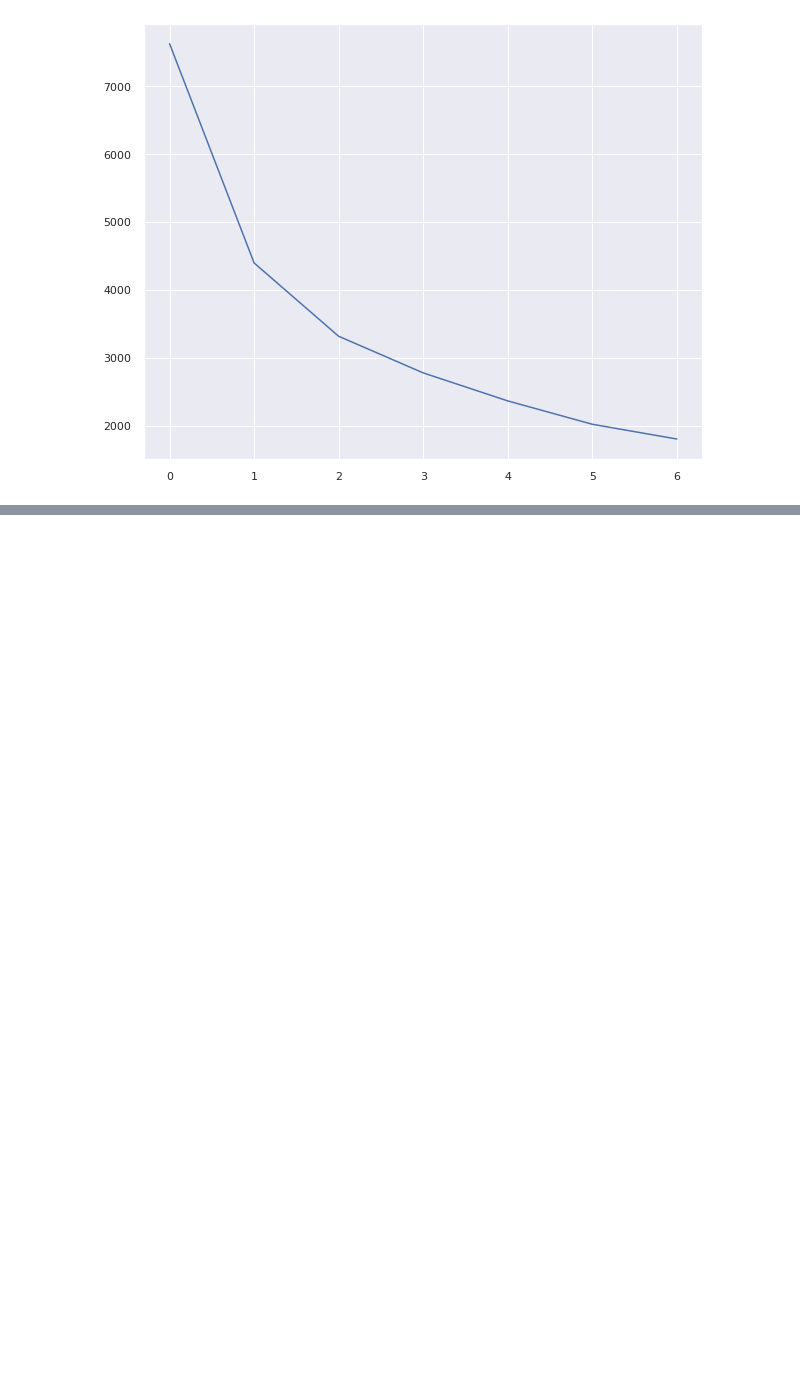
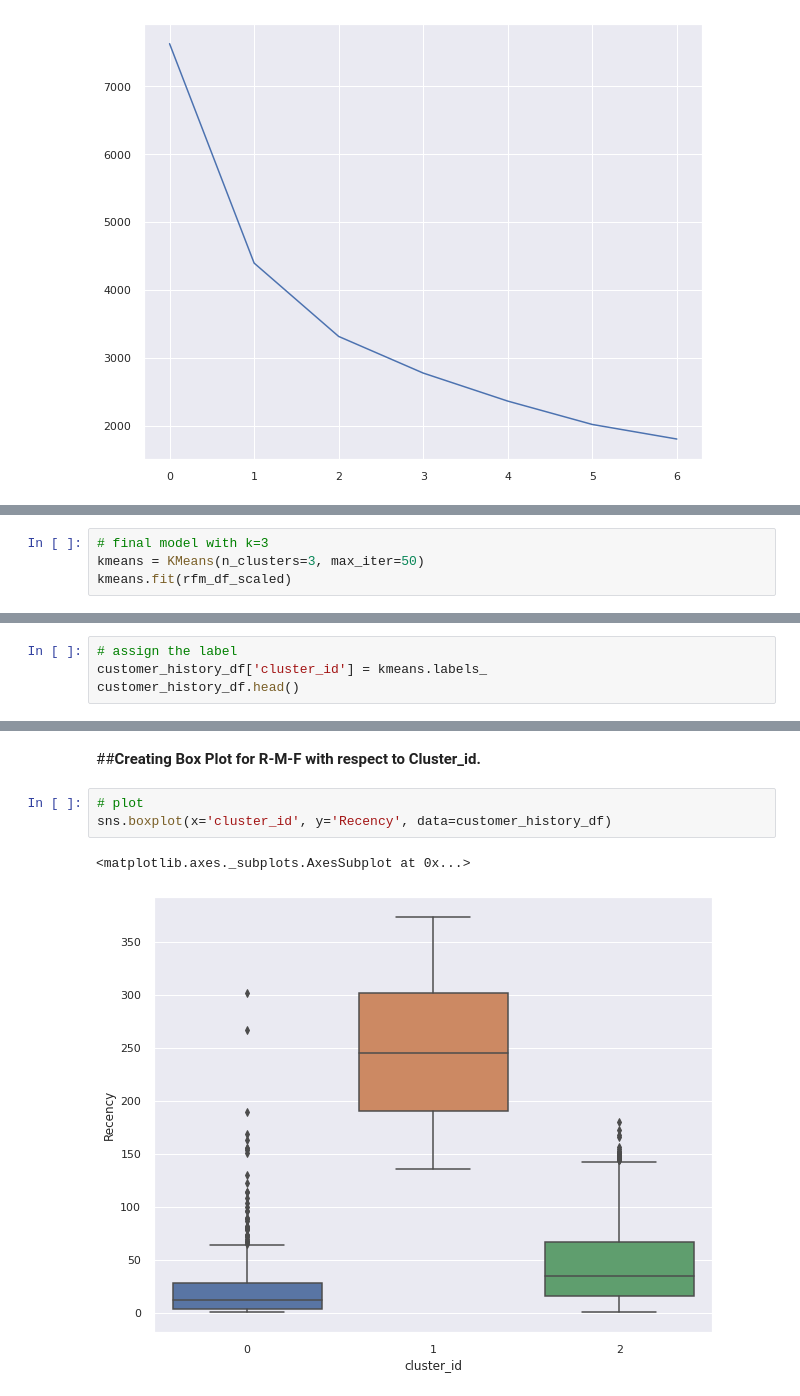
Before and after one commit to 09gauravbisht/Customer-Segmentation-Unsupervised-ML-Model, a Jupyter notebook: Online_Retail_Customer_Segmentation_Capstone_Project.ipynb, the cells around one changed output, grey strips where cells are left out. Saved outputs shown, nothing was run; the diff lists cells and outputs as text; blank space fills up the shorter version.

```diff
--- a/Online_Retail_Customer_Segmentation_Capstone_Project.ipynb
+++ b/Online_Retail_Customer_Segmentation_Capstone_Project.ipynb
@@ -865,0 +866,4 @@ For n_clusters=8, the silhouette score is 0.4162567876775399
+# %%
+# final model with k=3
+kmeans = KMeans(n_clusters=3, max_iter=50)
+kmeans.fit(rfm_df_scaled)
@@ -865,0 +876,4 @@ For n_clusters=8, the silhouette score is 0.4162567876775399
+# %%
+# assign the label
+customer_history_df['cluster_id'] = kmeans.labels_
+customer_history_df.head()
@@ -865,0 +887,8 @@ For n_clusters=8, the silhouette score is 0.4162567876775399
+# %% [markdown]
+##**Creating Box Plot for R-M-F with respect to Cluster_id.**
+# %%
+# plot
+sns.boxplot(x='cluster_id', y='Recency', data=customer_history_df)
+# %% [output]
+<matplotlib.axes._subplots.AxesSubplot at 0x...>
+[figure, added]
```
Also changed, not shown: parts of 9 cells of this notebook.
